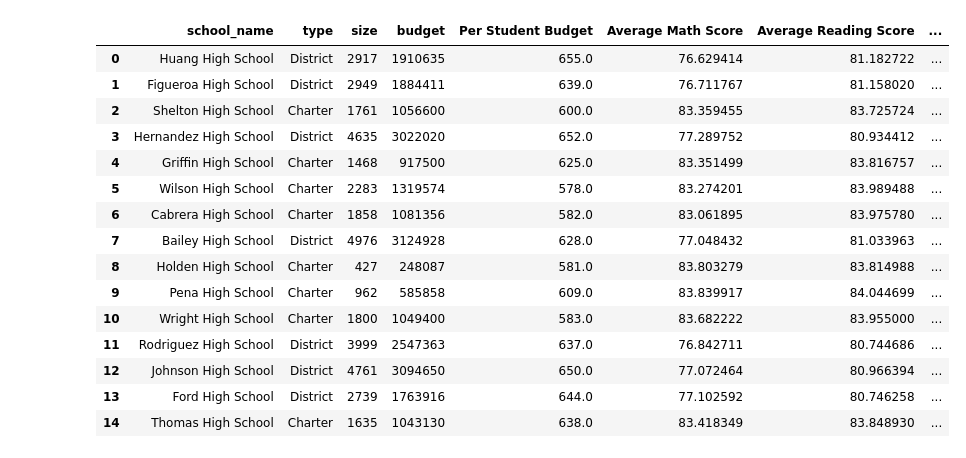
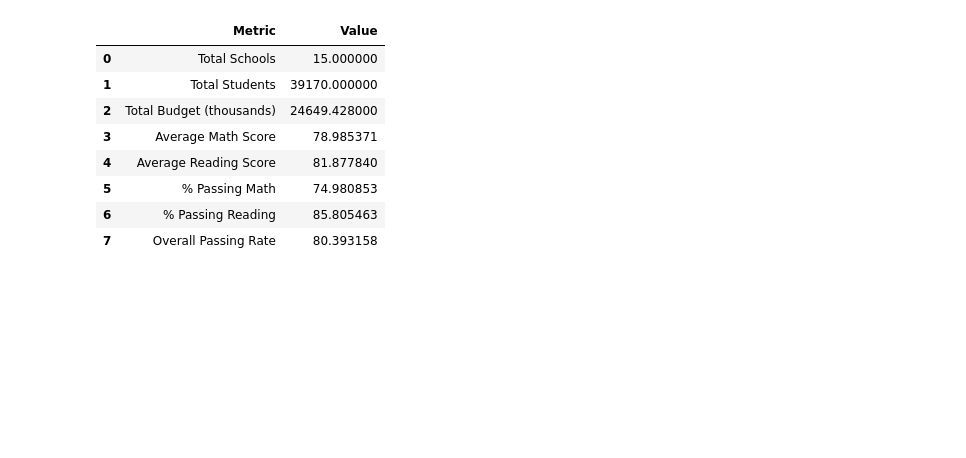
Before and after one commit to tinubates/pandas-challenge, a Jupyter notebook: PyCitySchools/pycityschools.ipynb, the cells around one changed output. Saved outputs shown, nothing was run; the diff lists cells and outputs as text; code cells hidden in the pictures; blank space fills up the shorter version.

```diff
--- a/PyCitySchools/pycityschools.ipynb
+++ b/PyCitySchools/pycityschools.ipynb
@@ -1,91 +1,40 @@
 # %%
 #initializing code
 import pandas as pd
 schooldata=pd.read_csv("schools_complete.csv")
 studentdata=pd.read_csv("students_complete.csv")
 
 #district summary
 totalschools=len(schooldata["School ID"])
 totalstudents=len(studentdata["Student ID"])
 totalbudget=schooldata["budget"].sum()/1000 #convert to thousands so that it doesn't display in log
 averagemath=studentdata["math_score"].mean()
 averagereading=studentdata["reading_score"].mean()
 
 #initialize variables to be calculated
 percentmath=0
 percentreading=0
 for item in studentdata["math_score"]:
     if item > 69:
         percentmath = percentmath+1
 for item in studentdata["reading_score"]:
     if item > 69:
         percentreading = percentreading+1
 
 percentmath=percentmath/totalstudents*100
 percentreading=percentreading/totalstudents*100
 percentoverall=(percentmath+percentreading)/2
 
 districtsummary=pd.DataFrame({"Metric":['Total Schools','Total Students','Total Budget (thousands)','Average Math Score','Average Reading Score','% Passing Math','% Passing Reading','Overall Passing Rate'],
                               "Value":[totalschools,totalstudents,totalbudget,averagemath,averagereading,percentmath,percentreading,percentoverall]})
-
-#school summary
-schoolsummary=schooldata[['school_name','type','size','budget']]
-perstudentbudget=[]
-schoolmathavg=[]
-schoolreadingavg=[]
-schoolmathpass=[]
-schoolreadingpass=[]
-schooloverallpass=[]
-
-#populate our blank lists by doing 1 loop for each school
-for i in range(totalschools):
-    studentbudget=int(schoolsummary.iloc[i,3])/int(schoolsummary.iloc[i,2])
-    perstudentbudget.append(studentbudget)
-    schoolmath=[]
-    schoolreading=[]
-    mathpass=[]
-    readingpass=[]
-    #within each school loop, run through a student loop
-    for x in range(len(studentdata)):
-        #within the student loop, find the student that matches the school and grab their scores
-        if studentdata.iloc[x,4] == schoolsummary.iloc[i,0]:
-            schoolmath.append(studentdata.iloc[x,6])
-            if studentdata.iloc[x,6] > 69:
-                mathpass.append(studentdata.iloc[x,6])
-            schoolreading.append(studentdata.iloc[x,5])
-            if studentdata.iloc[x,5] > 69:
-                readingpass.append(studentdata.iloc[x,5])
-    #process those matching scores into the metrics we want
-    schoolmathavg.append(sum(schoolmath)/len(schoolmath))
-    schoolreadingavg.append(sum(schoolreading)/len(schoolreading))
-    schoolmathpass.append(len(mathpass)/len(schoolmath)*100)
-    schoolreadingpass.append(len(readingpass)/len(schoolreading)*100)
-    schooloverallpass.append((schoolmathpass[i]+schoolreadingpass[i])/2)
-
-#append the finished lists back to the shool summary
-schoolsummary['Per Student Budget']=perstudentbudget
-schoolsummary['Average Math Score']=schoolmathavg
-schoolsummary['Average Reading Score']=schoolreadingavg
-schoolsummary['% Passing Math']=schoolmathpass
-schoolsummary['% Passing Reading']=schoolreadingpass
-schoolsummary['Overall Passing Rate']=schooloverallpass
-schoolsummary
-
-#top performing schools
+districtsummary
 # %% [output]
-|  | school_name | type | size | budget | Per Student Budget | Average Math Score | Average Reading Score | ... |
-| 0 | Huang High School | District | 2917 | 1910635 | 655.0 | 76.629414 | 81.182722 | ... |
-| 1 | Figueroa High School | District | 2949 | 1884411 | 639.0 | 76.711767 | 81.158020 | ... |
-| 2 | Shelton High School | Charter | 1761 | 1056600 | 600.0 | 83.359455 | 83.725724 | ... |
-| 3 | Hernandez High School | District | 4635 | 3022020 | 652.0 | 77.289752 | 80.934412 | ... |
-| 4 | Griffin High School | Charter | 1468 | 917500 | 625.0 | 83.351499 | 83.816757 | ... |
-| 5 | Wilson High School | Charter | 2283 | 1319574 | 578.0 | 83.274201 | 83.989488 | ... |
-| 6 | Cabrera High School | Charter | 1858 | 1081356 | 582.0 | 83.061895 | 83.975780 | ... |
-| 7 | Bailey High School | District | 4976 | 3124928 | 628.0 | 77.048432 | 81.033963 | ... |
-| 8 | Holden High School | Charter | 427 | 248087 | 581.0 | 83.803279 | 83.814988 | ... |
-| 9 | Pena High School | Charter | 962 | 585858 | 609.0 | 83.839917 | 84.044699 | ... |
-| 10 | Wright High School | Charter | 1800 | 1049400 | 583.0 | 83.682222 | 83.955000 | ... |
-| 11 | Rodriguez High School | District | 3999 | 2547363 | 637.0 | 76.842711 | 80.744686 | ... |
-| 12 | Johnson High School | District | 4761 | 3094650 | 650.0 | 77.072464 | 80.966394 | ... |
-| 13 | Ford High School | District | 2739 | 1763916 | 644.0 | 77.102592 | 80.746258 | ... |
-| 14 | Thomas High School | Charter | 1635 | 1043130 | 638.0 | 83.418349 | 83.848930 | ... |
+|  | Metric | Value |
+| 0 | Total Schools | 15.000000 |
+| 1 | Total Students | 39170.000000 |
+| 2 | Total Budget (thousands) | 24649.428000 |
+| 3 | Average Math Score | 78.985371 |
+| 4 | Average Reading Score | 81.877840 |
+| 5 | % Passing Math | 74.980853 |
+| 6 | % Passing Reading | 85.805463 |
+| 7 | Overall Passing Rate | 80.393158 |
```
Also changed, not shown: parts of 5 cells of this notebook, 1 other file.
